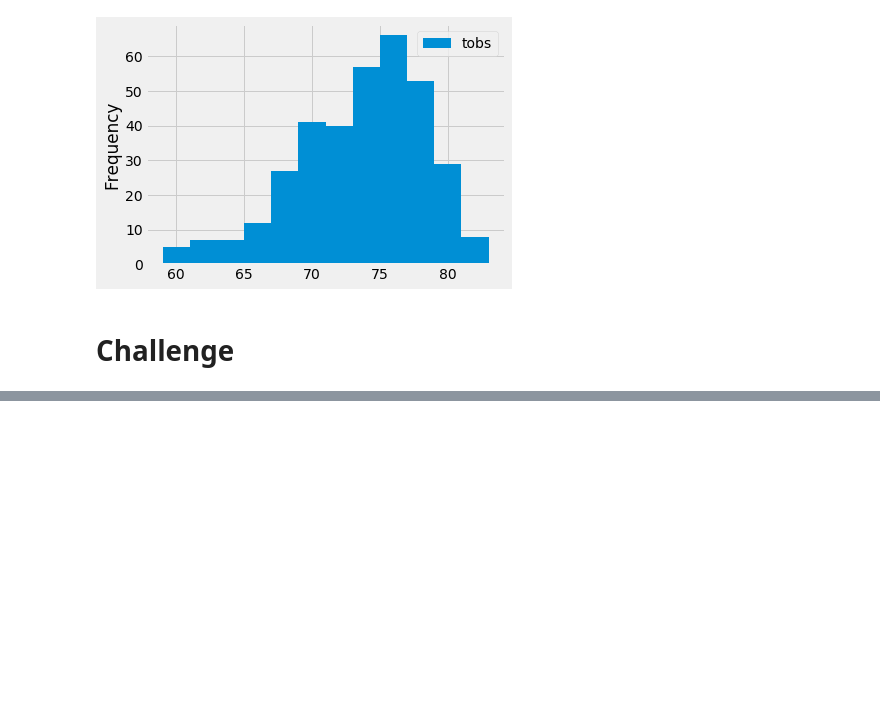
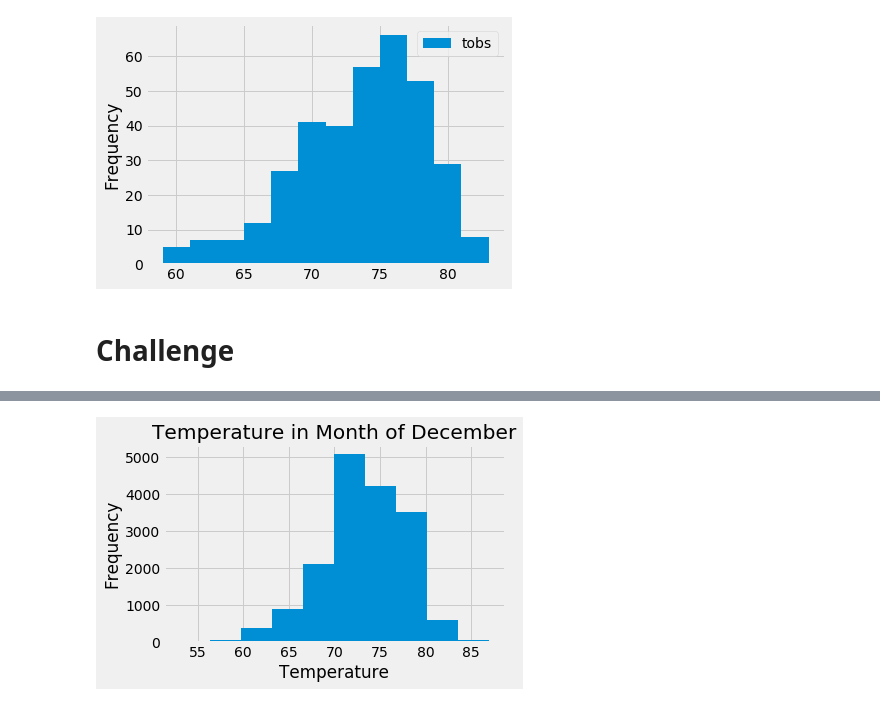
Before and after one commit to hkyopreston/surfs_up, a Jupyter notebook: climate_analysis.ipynb, the cells around one changed output, grey strips where cells are left out. Saved outputs shown, nothing was run; the diff lists cells and outputs as text; code cells hidden in the pictures; blank space fills up the shorter version.

```diff
--- a/climate_analysis.ipynb
+++ b/climate_analysis.ipynb
@@ -191,0 +288,3 @@ plt.tight_layout()
+# %%
+dec_df = get_stat_for_month('12')
+dec_df.head()
@@ -191,0 +310,7 @@ plt.tight_layout()
+# %%
+dec_df['tobs'].plot.hist()
+plt.xlabel('Temperature')
+plt.title('Temperature in Month of December')
+plt.tight_layout()
+# %% [output]
+[figure, added]
```
Also changed, not shown: parts of 11 cells of this notebook.
